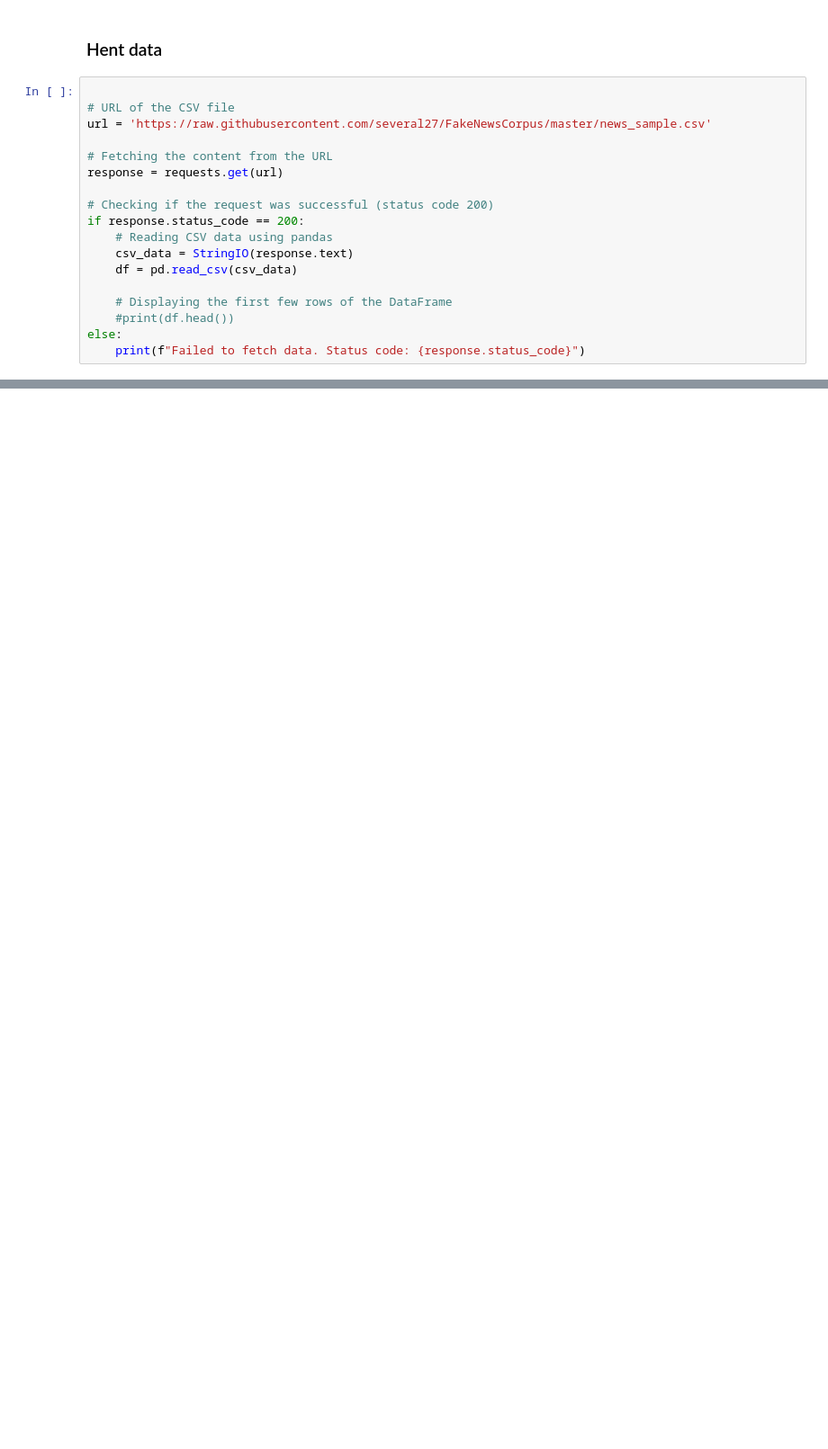
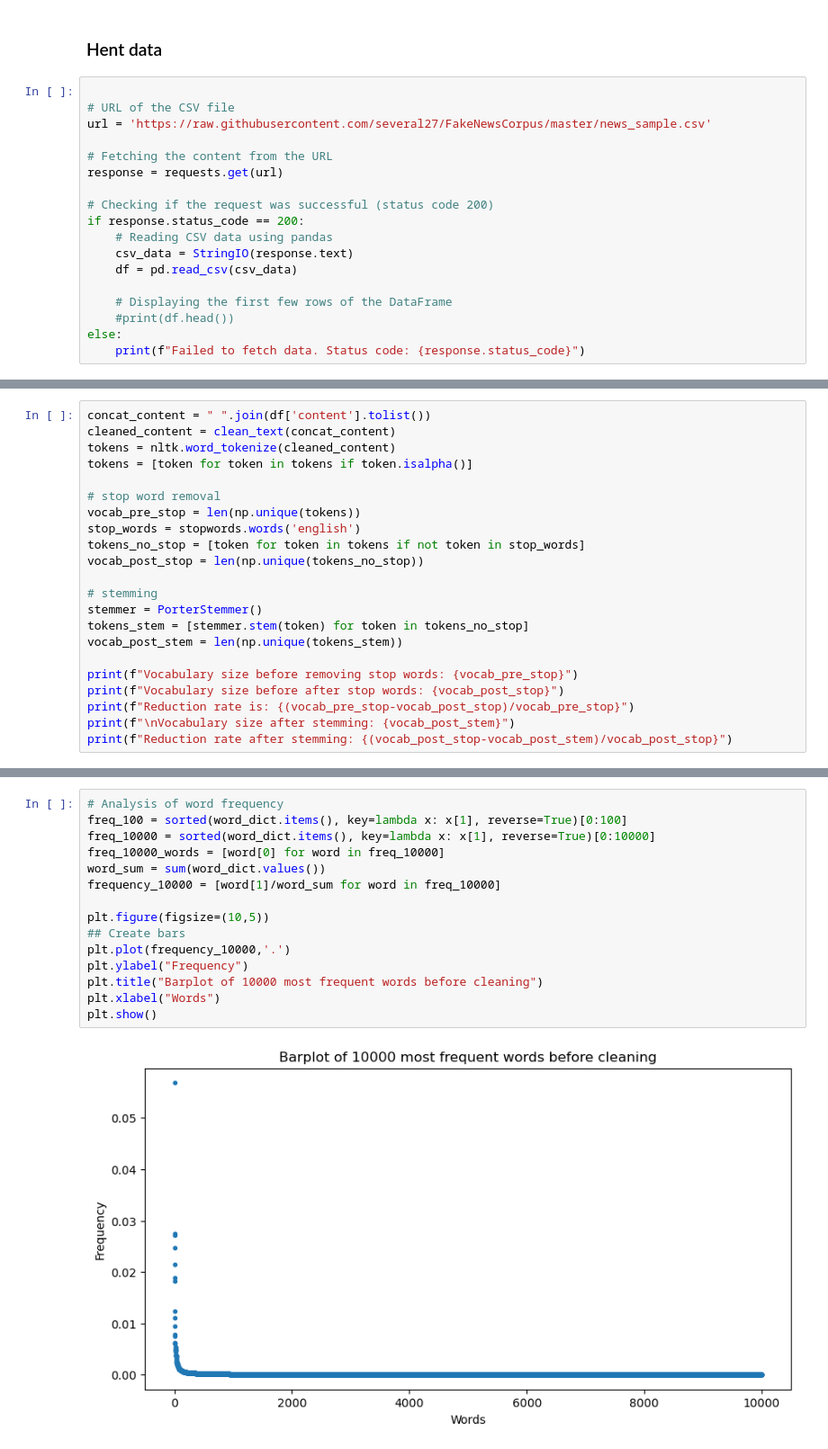
Before and after one commit to SofusEriksen/Fake_News_Project, a Jupyter notebook: Final project.ipynb, the cells around one changed output, grey strips where cells are left out. Shown at 90% size. Drawn from its saved outputs; the diff is of its cells as text; blank space fills up the shorter version.

```diff
--- a/Final project.ipynb
+++ b/Final project.ipynb
@@ -174,0 +97,22 @@ tokenize_content(df)
+# %%
+concat_content = " ".join(df['content'].tolist())
+cleaned_content = clean_text(concat_content)
+tokens = nltk.word_tokenize(cleaned_content)
+tokens = [token for token in tokens if token.isalpha()]
+
+# stop word removal
+vocab_pre_stop = len(np.unique(tokens))
+stop_words = stopwords.words('english')
+tokens_no_stop = [token for token in tokens if not token in stop_words]
+vocab_post_stop = len(np.unique(tokens_no_stop))
+
+# stemming
+stemmer = PorterStemmer()
+tokens_stem = [stemmer.stem(token) for token in tokens_no_stop]
+vocab_post_stem = len(np.unique(tokens_stem))
+
+print(f"Vocabulary size before removing stop words: {vocab_pre_stop}")
+print(f"Vocabulary size before after stop words: {vocab_post_stop}")
+print(f"Reduction rate is: {(vocab_pre_stop-vocab_post_stop)/vocab_pre_stop}")
+print(f"\nVocabulary size after stemming: {vocab_post_stem}")
+print(f"Reduction rate after stemming: {(vocab_post_stop-vocab_post_stem)/vocab_post_stop}")
@@ -174,0 +199,17 @@ tokenize_content(df)
+# %%
+# Analysis of word frequency
+freq_100 = sorted(word_dict.items(), key=lambda x: x[1], reverse=True)[0:100]
+freq_10000 = sorted(word_dict.items(), key=lambda x: x[1], reverse=True)[0:10000]
+freq_10000_words = [word[0] for word in freq_10000]
+word_sum = sum(word_dict.values())
+frequency_10000 = [word[1]/word_sum for word in freq_10000]
+
+plt.figure(figsize=(10,5))
+## Create bars
+plt.plot(frequency_10000,'.')
+plt.ylabel("Frequency")
+plt.title("Barplot of 10000 most frequent words before cleaning")
+plt.xlabel("Words")
+plt.show()
+# %% [output]
+[figure, added]
```
Also changed, not shown: parts of 15 cells of this notebook, 2 other files.
